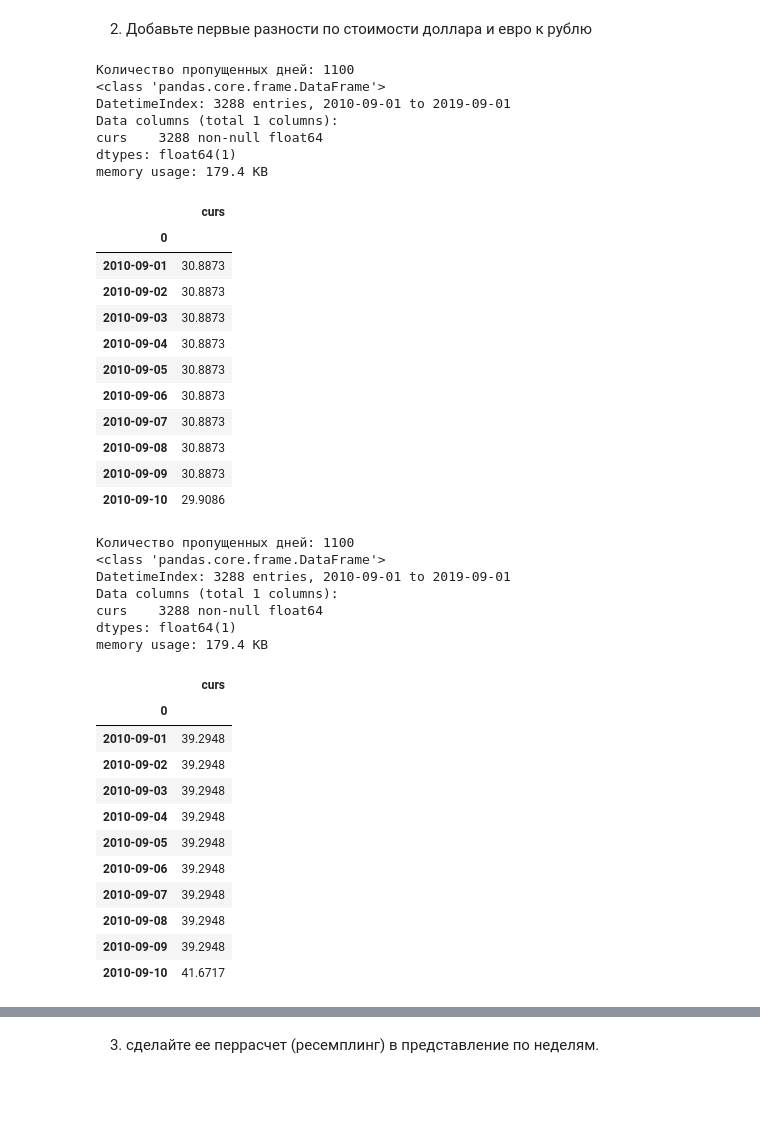
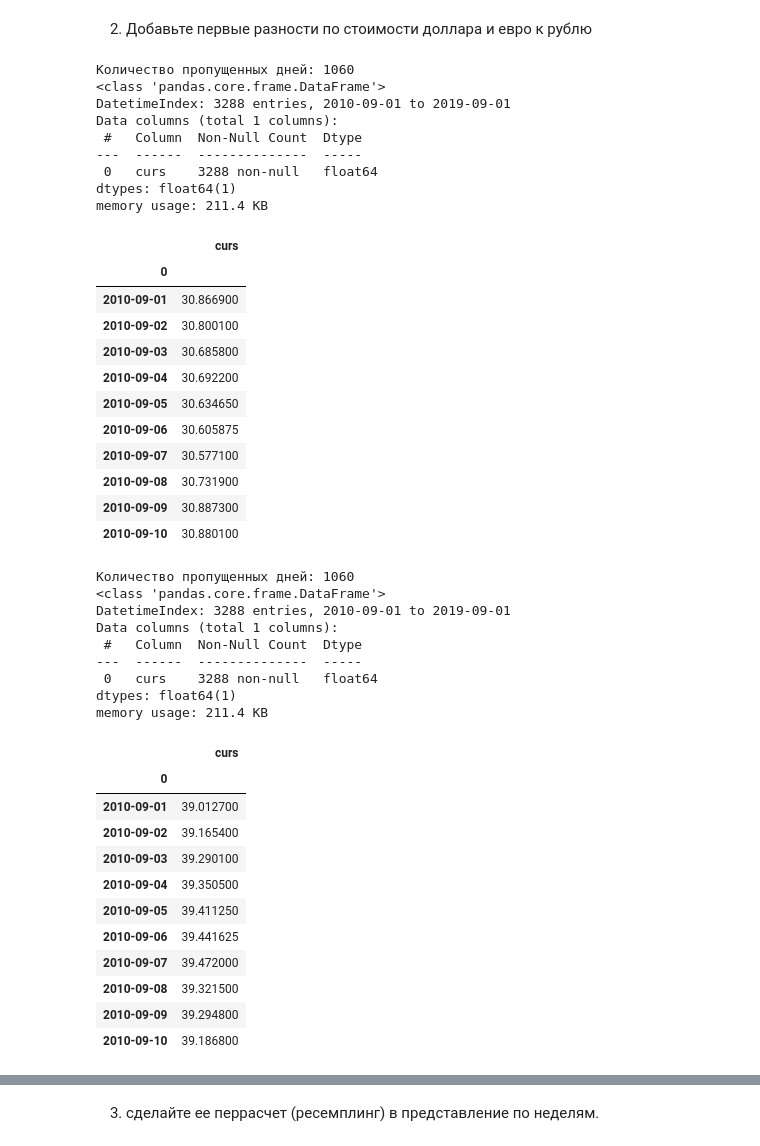
Before and after one commit to Aleksei741/Python_Lesson, a Jupyter notebook: Машинное обучение в бизнесе/Lesson_5/HomeWork_5.ipynb, the cells around one changed output, grey strips where cells are left out. Cells and saved outputs as stored; diff of their text form; code cells hidden in the pictures; blank space fills up the shorter version.

```diff
--- a/Машинное обучение в бизнесе/Lesson_5/HomeWork_5.ipynb
+++ b/Машинное обучение в бизнесе/Lesson_5/HomeWork_5.ipynb
@@ -155,7 +159,7 @@ brent.head()
 # %% [markdown]
 2. Добавьте первые разности по стоимости доллара и евро к рублю
 # %%
-USD = pd.read_csv('RC_F01_09_2010_T01_09_2019_USD.csv', sep=';', index_col=[0], parse_dates=[0])
+USD = pd.read_csv('RC_F01_09_2010_T01_09_2019_USD.csv', sep=';', index_col=[0], parse_dates=[0], dayfirst=True)
 USD['curs'] = USD['curs'].str.replace(',','.',regex=True)
 USD['curs'] = USD['curs'].astype('float64')
 
@@ -183,48 +187,50 @@ for i in mas:
         min_day_value = USD.loc[min_day, ['curs']].values[0]
         if min_day_value > 1:
             break;
 
     max_day_value = None
     max_day = i
     while(True):
         max_day = max_day + one_day
         if max_day > USD.index.max():
             break;
         max_day_value = USD.loc[max_day, ['curs']].values[0]
         if max_day_value > 1:
             break;
 
     if max_day_value and min_day_value:
         USD.loc[i, ['curs']] = (max_day_value + min_day_value) / 2
     elif max_day_value:
         USD.loc[i, ['curs']] = max_day_value
     elif min_day_value:
         USD.loc[i, ['curs']] = min_day_value
 
 USD.info()
 USD.head(10)
 # %% [output]
-Количество пропущенных дней: 1100
+Количество пропущенных дней: 1060
 <class 'pandas.core.frame.DataFrame'>
 DatetimeIndex: 3288 entries, 2010-09-01 to 2019-09-01
 Data columns (total 1 columns):
-curs    3288 non-null float64
+ #   Column  Non-Null Count  Dtype
+---  ------  --------------  -----
+ 0   curs    3288 non-null   float64
 dtypes: float64(1)
-memory usage: 179.4 KB
+memory usage: 211.4 KB
 |  | curs |
 | 0 |  |
-| 2010-09-01 | 30.8873 |
-| 2010-09-02 | 30.8873 |
-| 2010-09-03 | 30.8873 |
-| 2010-09-04 | 30.8873 |
-| 2010-09-05 | 30.8873 |
-| 2010-09-06 | 30.8873 |
-| 2010-09-07 | 30.8873 |
-| 2010-09-08 | 30.8873 |
-| 2010-09-09 | 30.8873 |
-| 2010-09-10 | 29.9086 |
+| 2010-09-01 | 30.866900 |
+| 2010-09-02 | 30.800100 |
+| 2010-09-03 | 30.685800 |
+| 2010-09-04 | 30.692200 |
+| 2010-09-05 | 30.634650 |
+| 2010-09-06 | 30.605875 |
+| 2010-09-07 | 30.577100 |
+| 2010-09-08 | 30.731900 |
+| 2010-09-09 | 30.887300 |
+| 2010-09-10 | 30.880100 |
 # %%
-EUR = pd.read_csv('RC_F01_09_2010_T01_09_2019_EUR.csv', sep=';', index_col=[0], parse_dates=[0])
+EUR = pd.read_csv('RC_F01_09_2010_T01_09_2019_EUR.csv', sep=';', index_col=[0], parse_dates=[0], dayfirst=True)
 EUR['curs'] = EUR['curs'].str.replace(',','.',regex=True)
 EUR['curs'] = EUR['curs'].astype('float64')
 
@@ -273,25 +279,27 @@ for i in mas:
 EUR.info()
 EUR.head(10)
 # %% [output]
-Количество пропущенных дней: 1100
+Количество пропущенных дней: 1060
 <class 'pandas.core.frame.DataFrame'>
 DatetimeIndex: 3288 entries, 2010-09-01 to 2019-09-01
 Data columns (total 1 columns):
-curs    3288 non-null float64
+ #   Column  Non-Null Count  Dtype
+---  ------  --------------  -----
+ 0   curs    3288 non-null   float64
 dtypes: float64(1)
-memory usage: 179.4 KB
+memory usage: 211.4 KB
 |  | curs |
 | 0 |  |
-| 2010-09-01 | 39.2948 |
-| 2010-09-02 | 39.2948 |
-| 2010-09-03 | 39.2948 |
-| 2010-09-04 | 39.2948 |
-| 2010-09-05 | 39.2948 |
-| 2010-09-06 | 39.2948 |
-| 2010-09-07 | 39.2948 |
-| 2010-09-08 | 39.2948 |
-| 2010-09-09 | 39.2948 |
-| 2010-09-10 | 41.6717 |
+| 2010-09-01 | 39.012700 |
+| 2010-09-02 | 39.165400 |
+| 2010-09-03 | 39.290100 |
+| 2010-09-04 | 39.350500 |
+| 2010-09-05 | 39.411250 |
+| 2010-09-06 | 39.441625 |
+| 2010-09-07 | 39.472000 |
+| 2010-09-08 | 39.321500 |
+| 2010-09-09 | 39.294800 |
+| 2010-09-10 | 39.186800 |
 # %%
 brent['USD'] = USD['curs'].values
 brent['EUR'] = EUR['curs'].values
```
Also changed, not shown: parts of 21 cells of this notebook.
